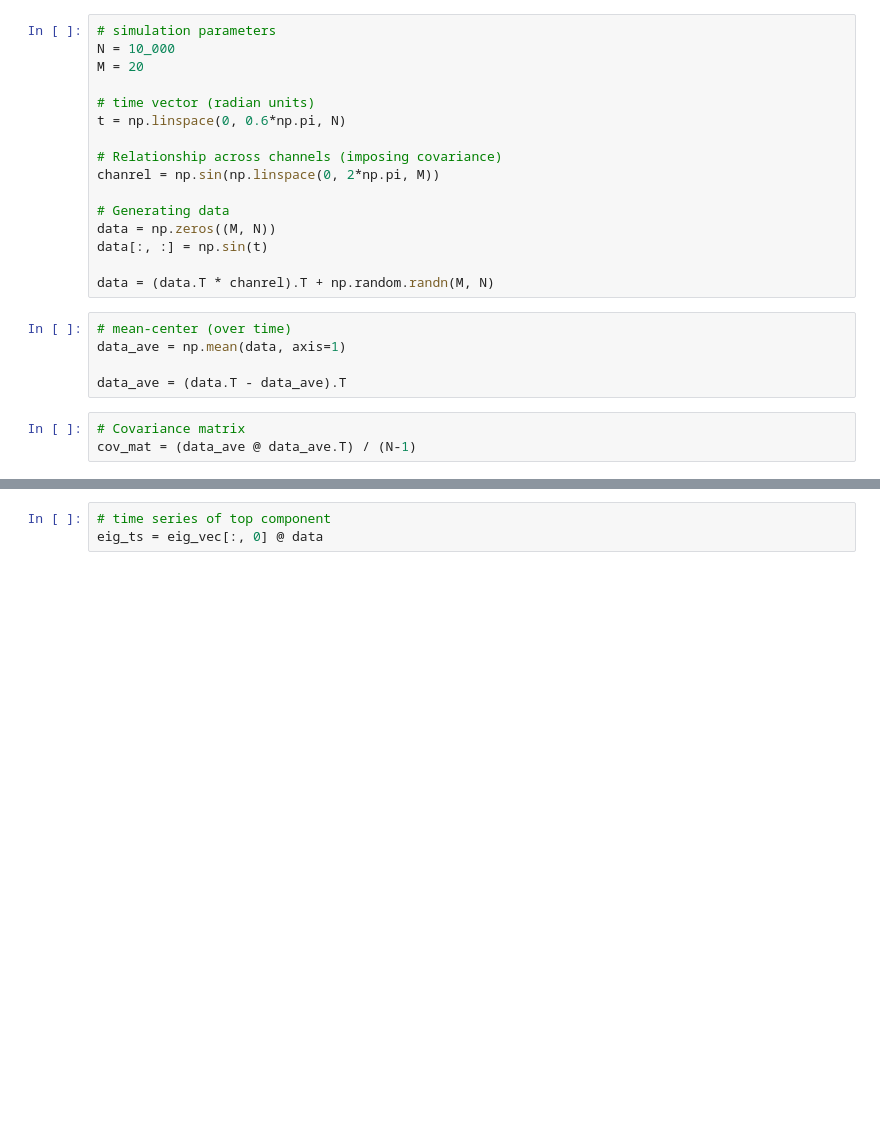
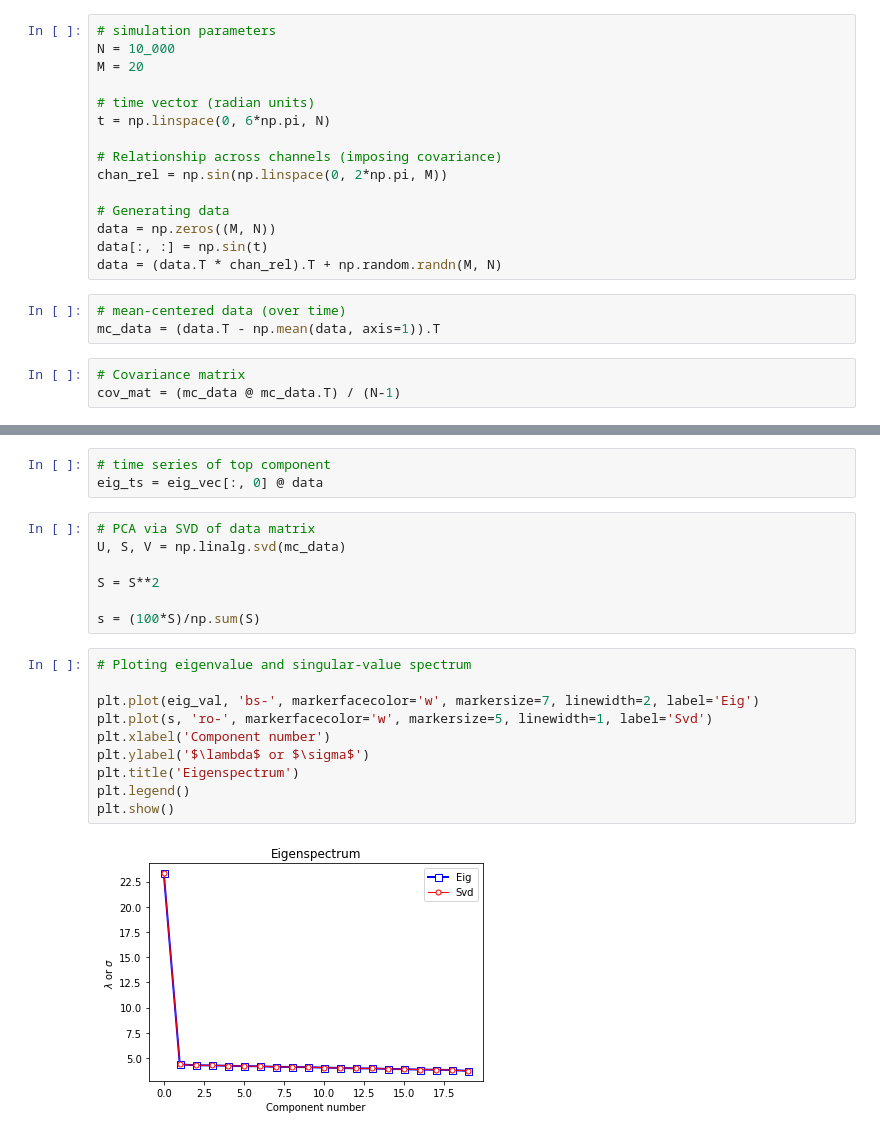
Before and after one commit to chyumin/learning, a Jupyter notebook: pca_neural_data/Section4/31. PCA via SVD and covariance.ipynb, the cells around one changed output, grey strips where cells are left out. Saved outputs shown, nothing was run; the diff lists cells and outputs as text; blank space fills up the shorter version.

```diff
--- a/pca_neural_data/Section4/31. PCA via SVD and covariance.ipynb
+++ b/pca_neural_data/Section4/31. PCA via SVD and covariance.ipynb
@@ -7,24 +7,21 @@ N = 10_000
 M = 20
 
 # time vector (radian units)
-t = np.linspace(0, 0.6*np.pi, N)
+t = np.linspace(0, 6*np.pi, N)
 
 # Relationship across channels (imposing covariance)
-chanrel = np.sin(np.linspace(0, 2*np.pi, M))
+chan_rel = np.sin(np.linspace(0, 2*np.pi, M))
 
 # Generating data
 data = np.zeros((M, N))
 data[:, :] = np.sin(t)
-
-data = (data.T * chanrel).T + np.random.randn(M, N)
+data = (data.T * chan_rel).T + np.random.randn(M, N)
 # %%
-# mean-center (over time)
-data_ave = np.mean(data, axis=1)
-
-data_ave = (data.T - data_ave).T
+# mean-centered data (over time)
+mc_data = (data.T - np.mean(data, axis=1)).T
 # %%
 # Covariance matrix
-cov_mat = (data_ave @ data_ave.T) / (N-1)
+cov_mat = (mc_data @ mc_data.T) / (N-1)
 # %%
 # Eigendecomposition sorted
 eig_val, eig_vec = np.linalg.eig(cov_mat)
@@ -37,3 +34,22 @@ eig_val = 100*eig_val / sum(eig_val)
 # %%
 # time series of top component
 eig_ts = eig_vec[:, 0] @ data
+# %%
+# PCA via SVD of data matrix
+U, S, V = np.linalg.svd(mc_data)
+
+S = S**2
+
+s = (100*S)/np.sum(S)
+# %%
+# Ploting eigenvalue and singular-value spectrum
+
+plt.plot(eig_val, 'bs-', markerfacecolor='w', markersize=7, linewidth=2, label='Eig')
+plt.plot(s, 'ro-', markerfacecolor='w', markersize=5, linewidth=1, label='Svd')
+plt.xlabel('Component number')
+plt.ylabel('$\lambda$ or $\sigma$')
+plt.title('Eigenspectrum')
+plt.legend()
+plt.show()
+# %% [output]
+[figure, added]
```
Also changed, not shown: parts of 1 cell of this notebook.
